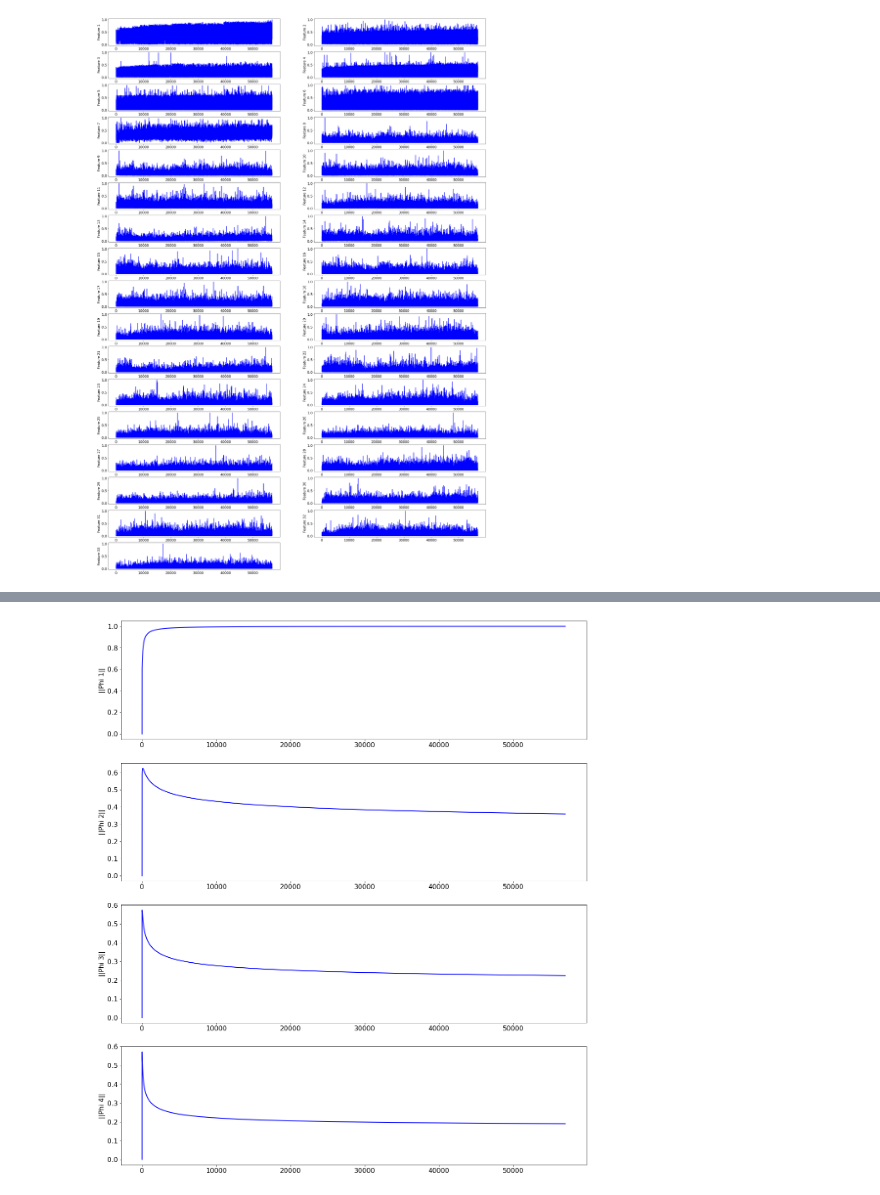
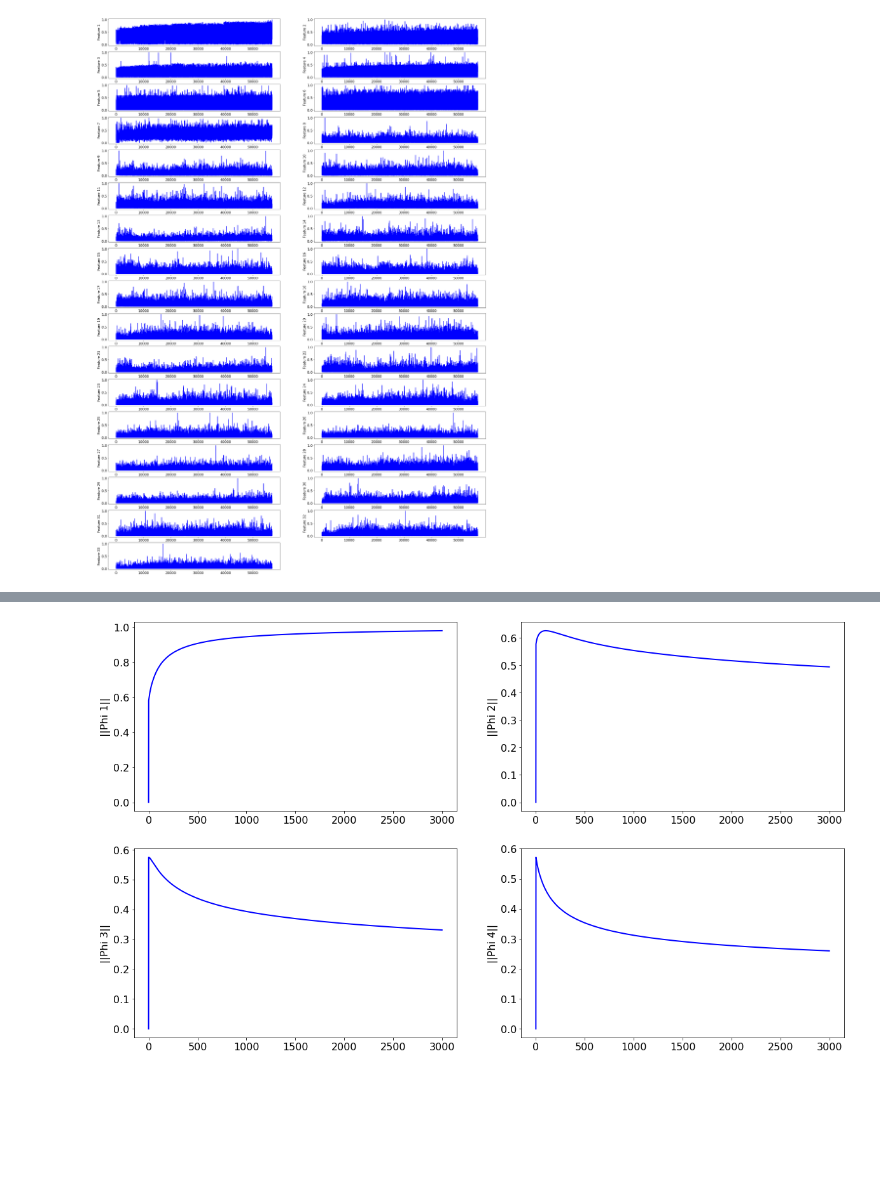
Before and after one commit to cchatterj0/AdaptiveMLAlgorithms, a Jupyter notebook: Chapter8-Expts/drift1_nonstat.ipynb, the cells around one changed output, grey strips where cells are left out. Saved outputs shown, nothing was run; the diff lists cells and outputs as text; code cells hidden in the pictures; blank space fills up the shorter version.

```diff
--- a/Chapter8-Expts/drift1_nonstat.ipynb
+++ b/Chapter8-Expts/drift1_nonstat.ipynb
@@ -107,12 +106,13 @@ nDim = dataset2.shape[1]
 A = np.zeros(shape=(nDim,nDim)) # stores adaptive correlation matrix
 N = np.zeros(shape=(1,nDim)) # stores eigen norms
 W = 0.1 * np.ones(shape=(nDim,nDim)) # stores adaptive eigenvectors
-for iter in range(nSamples//1):
+for iter in range(nSamples):
     cnt = iter + 1
+    # Update data correlation matrix A with current data vector x
     x = np.array(dataset2.iloc[iter])
     x = x.reshape(nDim,1)
     A = A + (1.0/cnt)*((np.dot(x, x.T)) - A)
-    etat = 1.0/(10 + cnt)
+    etat = 1.0/(25 + cnt)
     # Deflated Gradient Descent
     W = W + etat*(A @ W - 0.5*W @ np.triu(W.T @ A @ W) - 0.5*A @ W @ np.triu(W.T @ W))
     newnorm = la.norm(W, axis=0)
@@ -151,10 +151,10 @@ norms = pd.DataFrame({cols[0]: N[:, 0], cols[1]: N[:, 1], cols[2]: N[:, 2], cols
 plt.figure(figsize=(20, 12))
 plt.rcParams.update({'font.size': 16})
 cols = norms.columns
-for i in range(2):
-    plt.subplot(2, 1, i+1)
+for i in range(4):
+    plt.subplot(2, 2, i+1)
     plt.ylim([0,1.01])
     plt.ylabel('||Phi {}||'.format(i+1))
-    plt.plot(norms[cols[i]], lw=2, color='b')
+    plt.plot(norms[cols[i]][0:3000], lw=2, color='b')
 plt.show()
 # %% [output]
@@ -206,8 +206,9 @@ nDim = dataset1.shape[1]
 A = np.zeros(shape=(nDim,nDim)) # stores adaptive correlation matrix
 N = np.zeros(shape=(1,nDim)) # stores eigen norms
 W = 0.1 * np.ones(shape=(nDim,nDim)) # stores adaptive eigenvectors
-for iter in range(nSamples//1):
+for iter in range(nSamples):
     cnt = iter + 1
+    # Update data correlation matrix A with current data vector x
     x = np.array(dataset1.iloc[iter])
     x = x.reshape(nDim,1)
     A = A + (1.0/cnt)*((np.dot(x, x.T)) - A)
@@ -264,15 +265,15 @@ Diags of WTW
 # %%
 cols = dataset.columns
 norms = pd.DataFrame({cols[0]: N[:, 0], cols[1]: N[:, 1], cols[2]: N[:, 2], cols[3]: N[:, 3], \
                       cols[4]: N[:, 4], cols[5]: N[:, 5], cols[6]: N[:, 6], cols[7]: N[:, 7]})
 
-plt.figure(figsize=(20, 24))
+plt.figure(figsize=(20, 12))
 plt.rcParams.update({'font.size': 16})
 cols = norms.columns
 for i in range(4):
-    plt.subplot(4, 1, i+1)
+    plt.subplot(2, 2, i+1)
     plt.ylabel('||Phi {}||'.format(i+1))
-    plt.plot(norms[cols[i]], lw=2, color='b')
+    plt.plot(norms[cols[i]][0:3000], lw=2, color='b')
 plt.show()
 # %% [output]
-[figure, old version]
+[figure, new version]
```
Also changed, not shown: parts of 4 cells of this notebook, 11 other files.
